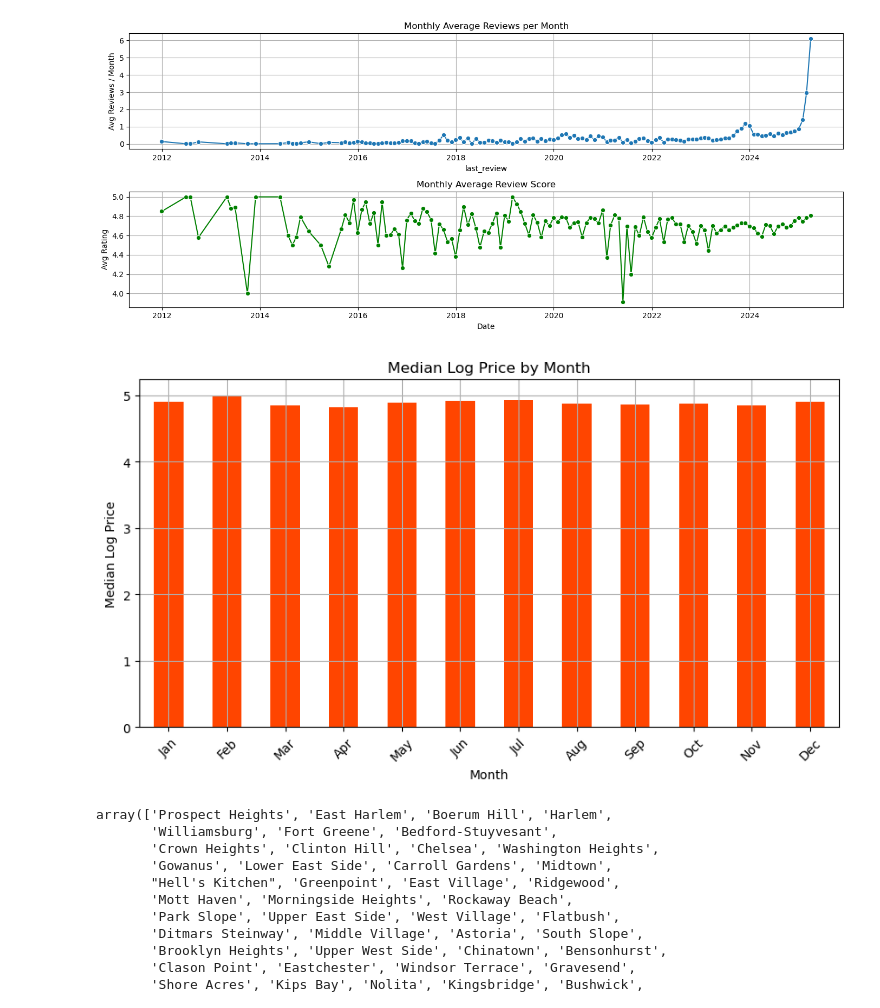
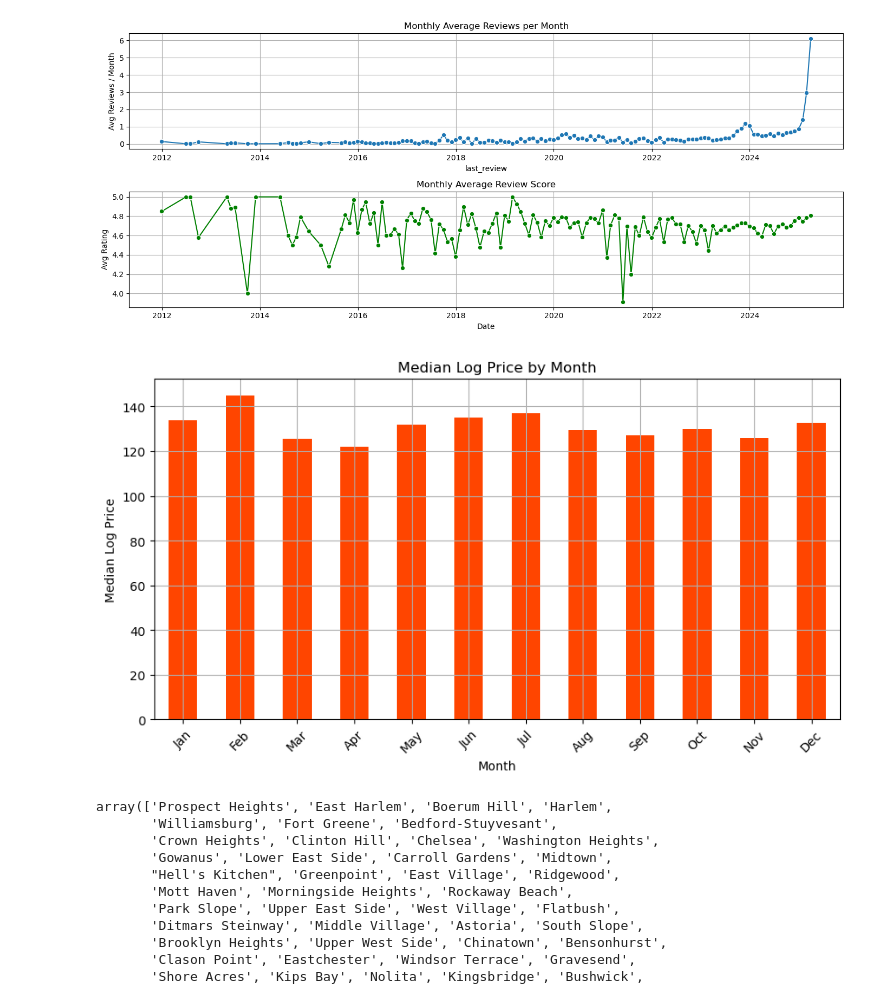
Before and after one commit to Deimos999/EDA-Final, a Jupyter notebook: final_project.ipynb, the cells around one changed output. Drawn from its saved outputs; the diff is of its cells as text; code cells hidden in the pictures.

```diff
--- a/final_project.ipynb
+++ b/final_project.ipynb
@@ -1063,17 +1020,17 @@ plt.show()
 # %% [output]
 [figure]
 # %%
-price_by_month = df.groupby('review_month')['log_price'].median()
+price_by_month = df.groupby('review_month')['price'].median()
 plt.figure(figsize=(10, 5))
 price_by_month.plot(kind='bar', color='#FF4500')
 plt.xticks(range(12), ['Jan', 'Feb', 'Mar', 'Apr', 'May', 'Jun', 'Jul', 'Aug', 'Sep', 'Oct', 'Nov', 'Dec'], rotation=45)
 plt.title('Median Log Price by Month')
 plt.xlabel('Month')
 plt.ylabel('Median Log Price')
 plt.grid(True)
 plt.show()
 # %% [output]
-[figure, old version]
+[figure, new version]
 # %%
 df['neighbourhood_cleansed'].unique()
 # %% [output]
```
Also changed, not shown: parts of 5 cells of this notebook, 3 other files.
